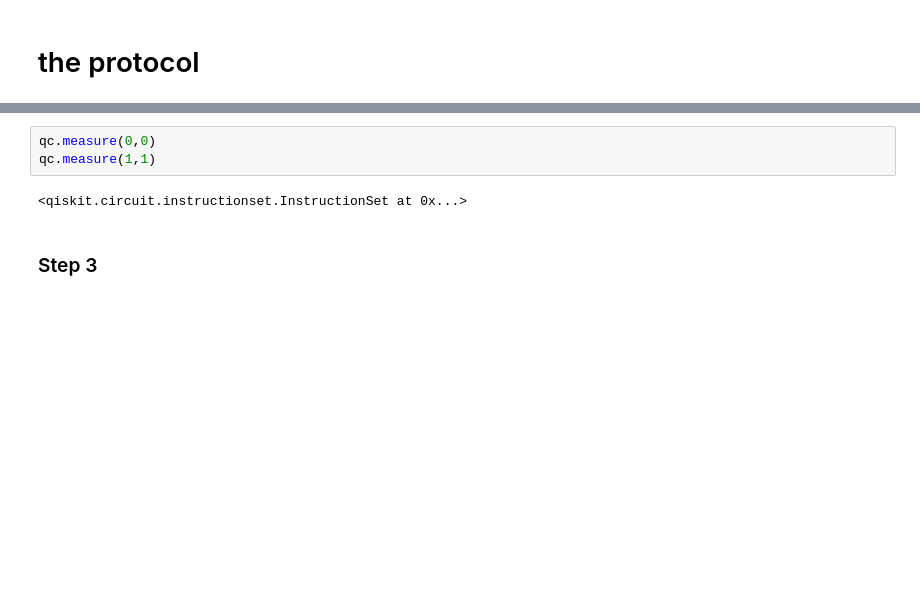
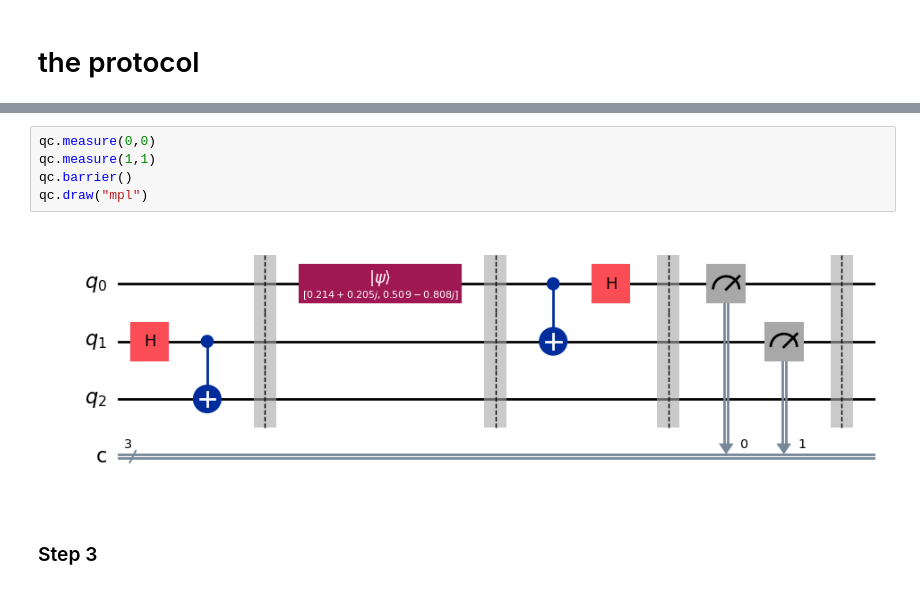
Before and after one commit to speedcuber05/first-repo, a Jupyter notebook: python/quantum_computing/quantum_teleportation.ipynb, the cells around one changed output, grey strips where cells are left out. Saved outputs shown, nothing was run; the diff lists cells and outputs as text; blank space fills up the shorter version.

```diff
--- a/python/quantum_computing/quantum_teleportation.ipynb
+++ b/python/quantum_computing/quantum_teleportation.ipynb
@@ -40,8 +48,10 @@ qc.h(0)
 # %%
 qc.measure(0,0)
 qc.measure(1,1)
+qc.barrier()
+qc.draw("mpl")
 # %% [output]
-<qiskit.circuit.instructionset.InstructionSet at 0x...>
+[figure, added]
 # %% [markdown]
 ### Step 3
 # %%
```
Also changed, not shown: parts of 9 cells of this notebook, 9 other files.
